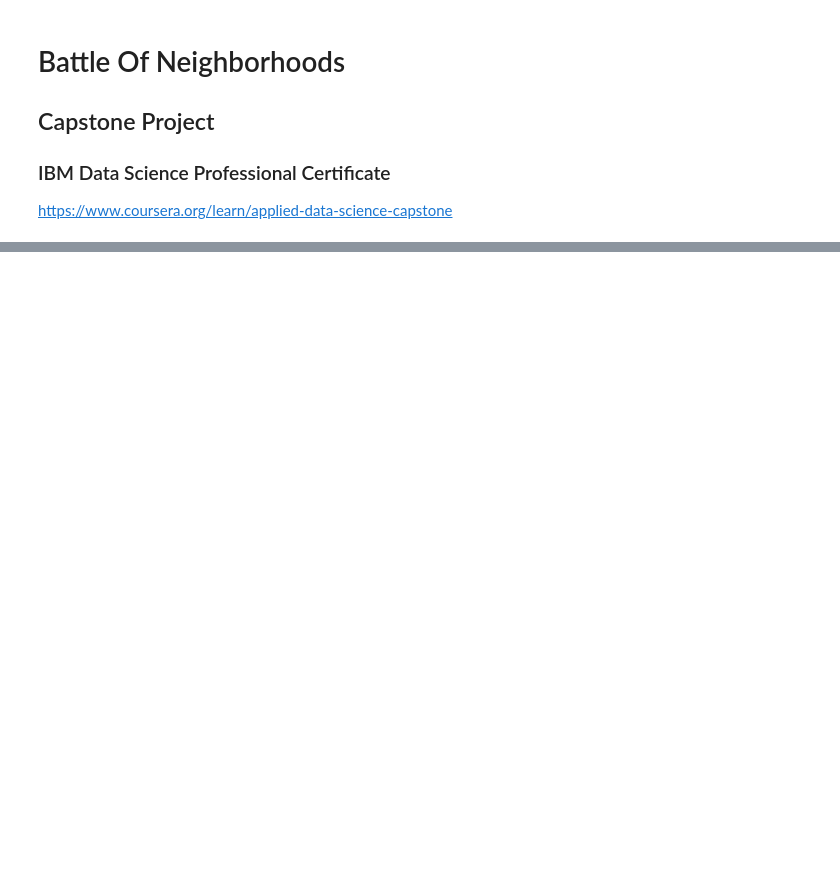
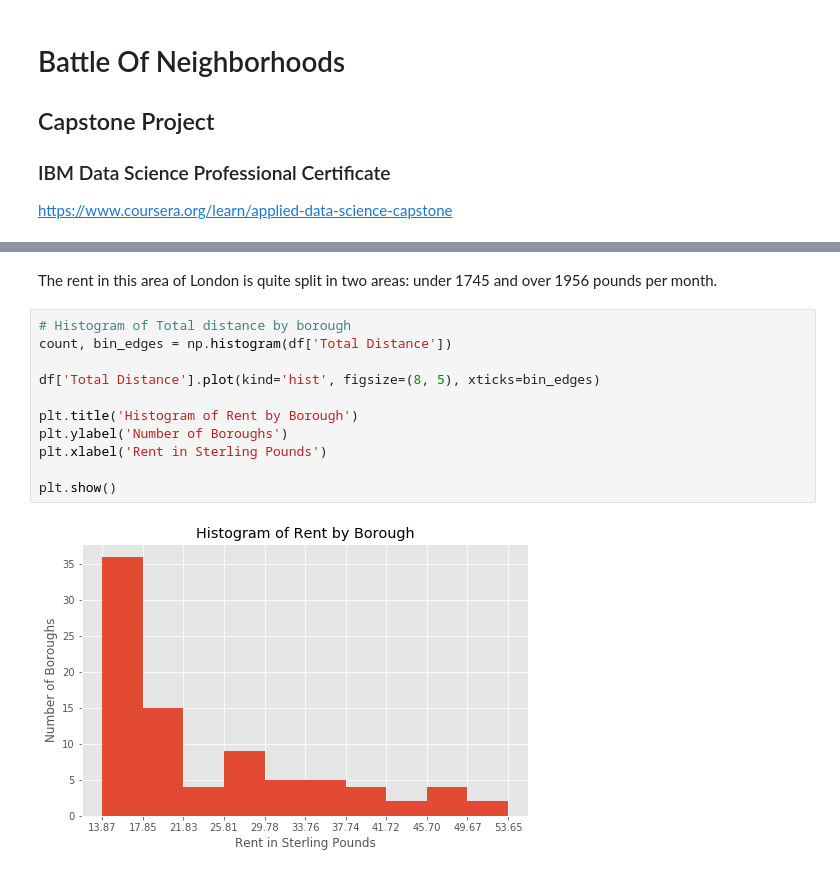
Before and after one commit to DAndresSanchez/Optimal_Location_London, a Jupyter notebook: BattleOfNeighborhoods.ipynb, the cells around one changed output, grey strips where cells are left out. Drawn from its saved outputs; the diff is of its cells as text; blank space fills up the shorter version.

```diff
--- a/BattleOfNeighborhoods.ipynb
+++ b/BattleOfNeighborhoods.ipynb
@@ -24,0 +627,15 @@ The accomodation must be located close to Middlesex University. Foursquare data
+# %% [markdown]
+The rent in this area of London is quite split in two areas: under 1745 and over 1956 pounds per month.
+# %%
+# Histogram of Total distance by borough
+count, bin_edges = np.histogram(df['Total Distance'])
+
+df['Total Distance'].plot(kind='hist', figsize=(8, 5), xticks=bin_edges)
+
+plt.title('Histogram of Rent by Borough')
+plt.ylabel('Number of Boroughs')
+plt.xlabel('Rent in Sterling Pounds')
+
+plt.show()
+# %% [output]
+[figure, added]
```
Also changed, not shown: parts of 72 cells of this notebook.
